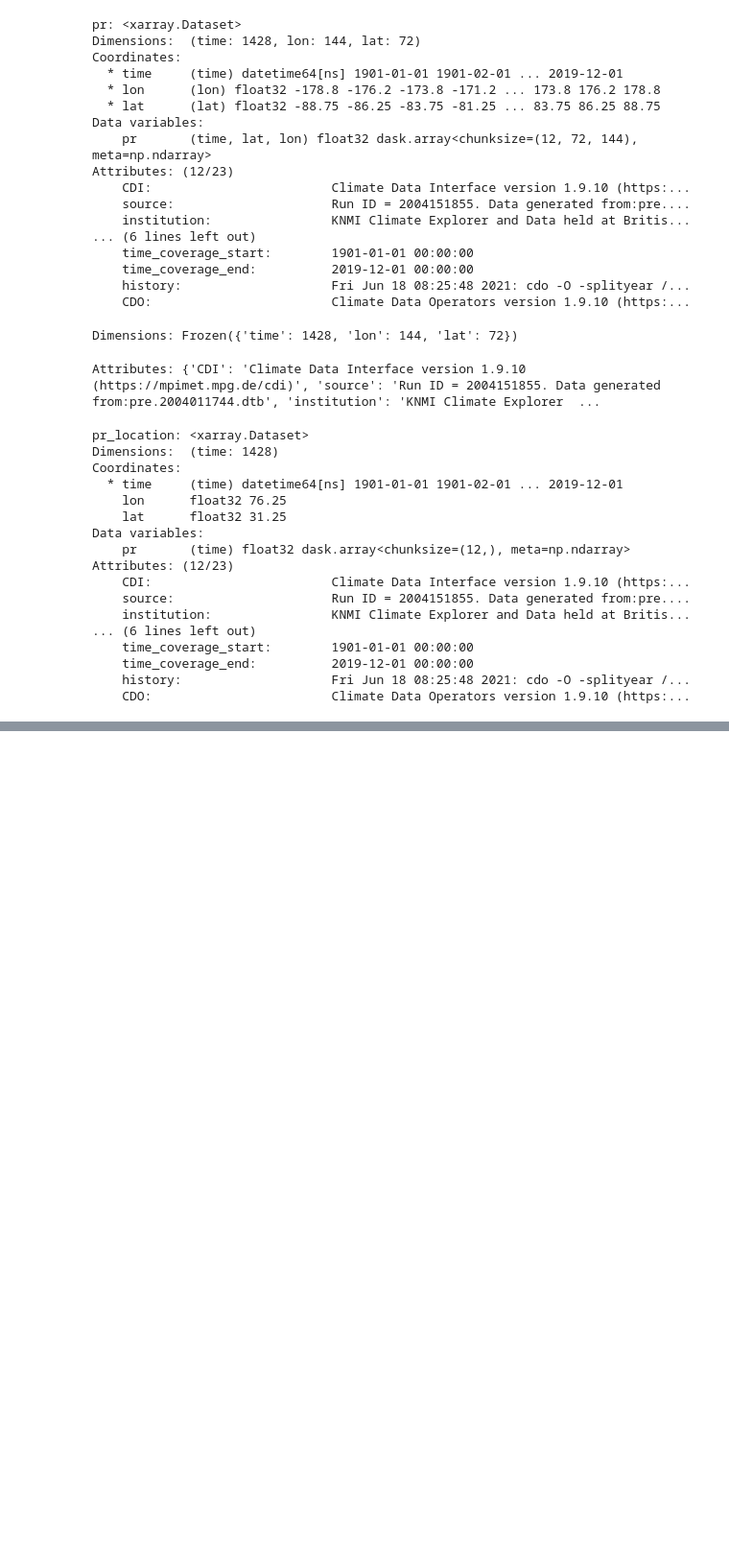
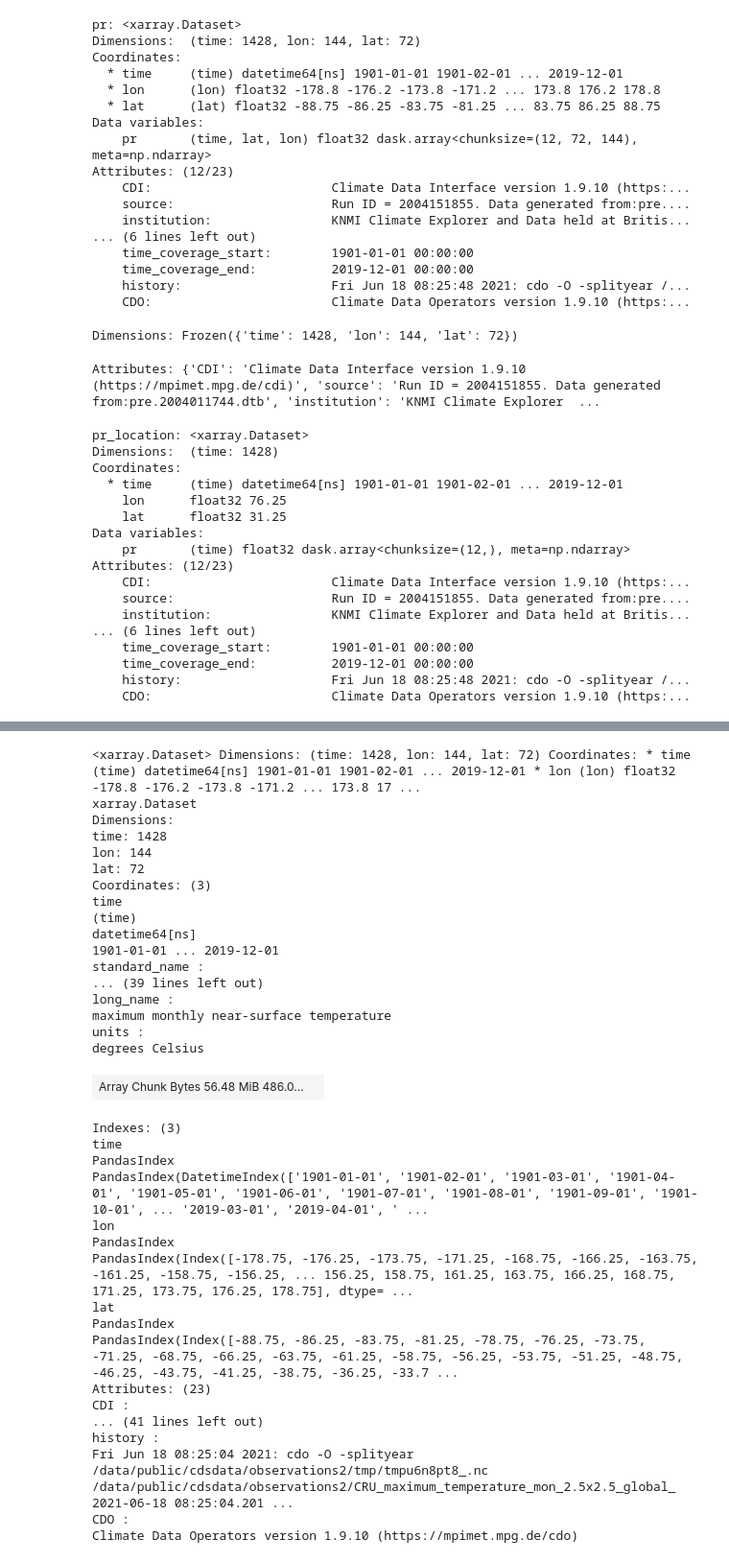
Before and after one commit to alliajagbe/time-series, a Jupyter notebook: timedata2.ipynb, the cells around one changed output, grey strips where cells are left out. Shown at 96% size. Saved outputs shown, nothing was run; the diff lists cells and outputs as text; code cells hidden in the pictures; blank space fills up the shorter version.

```diff
--- a/timedata2.ipynb
+++ b/timedata2.ipynb
@@ -59,0 +119,38 @@ Attributes: (12/23)
+# %%
+tasmax
+# %% [output]
+<xarray.Dataset> Dimensions: (time: 1428, lon: 144, lat: 72) Coordinates: * time (time) datetime64[ns] 1901-01-01 1901-02-01 ... 2019-12-01 * lon (lon) float32 -178.8 -176.2 -173.8 -171.2 ... 173.8 17 ...
+xarray.Dataset
+Dimensions:
+time: 1428
+lon: 144
+lat: 72
+Coordinates: (3)
+time
+(time)
+datetime64[ns]
+1901-01-01 ... 2019-12-01
+standard_name :
+... (39 lines left out)
+long_name :
+maximum monthly near-surface temperature
+units :
+degrees Celsius
+| Array Chunk Bytes 56.48 MiB 486.0... |  |
+Indexes: (3)
+time
+PandasIndex
+PandasIndex(DatetimeIndex(['1901-01-01', '1901-02-01', '1901-03-01', '1901-04-01', '1901-05-01', '1901-06-01', '1901-07-01', '1901-08-01', '1901-09-01', '1901-10-01', ... '2019-03-01', '2019-04-01', ' ...
+lon
+PandasIndex
+PandasIndex(Index([-178.75, -176.25, -173.75, -171.25, -168.75, -166.25, -163.75, -161.25, -158.75, -156.25, ... 156.25, 158.75, 161.25, 163.75, 166.25, 168.75, 171.25, 173.75, 176.25, 178.75], dtype= ...
+lat
+PandasIndex
+PandasIndex(Index([-88.75, -86.25, -83.75, -81.25, -78.75, -76.25, -73.75, -71.25, -68.75, -66.25, -63.75, -61.25, -58.75, -56.25, -53.75, -51.25, -48.75, -46.25, -43.75, -41.25, -38.75, -36.25, -33.7 ...
+Attributes: (23)
+CDI :
+... (41 lines left out)
+history :
+Fri Jun 18 08:25:04 2021: cdo -O -splityear /data/public/cdsdata/observations2/tmp/tmpu6n8pt8_.nc /data/public/cdsdata/observations2/CRU_maximum_temperature_mon_2.5x2.5_global_ 2021-06-18 08:25:04.201 ...
+CDO :
+Climate Data Operators version 1.9.10 (https://mpimet.mpg.de/cdo)
```
Also changed, not shown: parts of 3 cells of this notebook.
